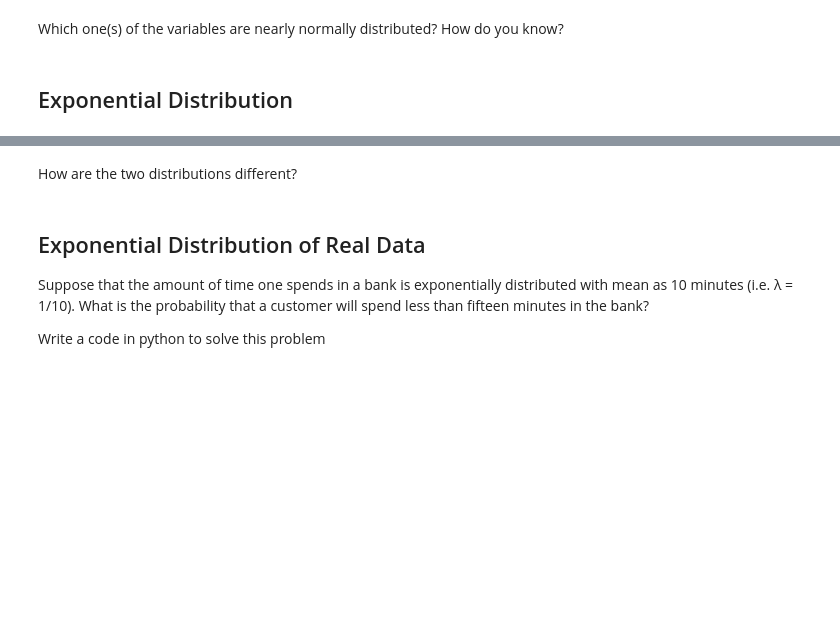
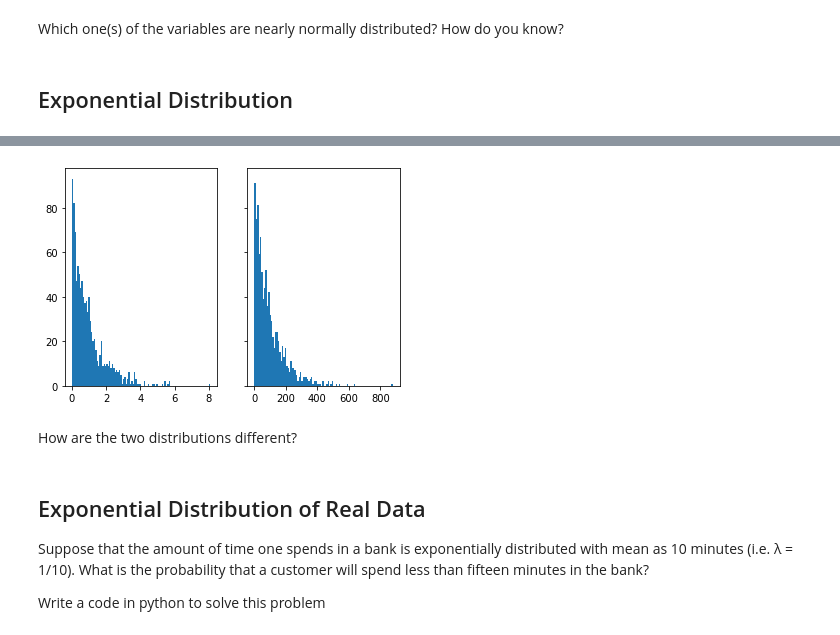
Before and after one commit to alinedebenath/ironhack-datalabs-dataparis0619-pt, a Jupyter notebook: module-2/lab-continuous-probability-distribution/your-code/main.ipynb, the cells around one changed output, grey strips where cells are left out. Saved outputs shown, nothing was run; the diff lists cells and outputs as text; code cells hidden in the pictures; blank space fills up the shorter version.

```diff
--- a/module-2/lab-continuous-probability-distribution/your-code/main.ipynb
+++ b/module-2/lab-continuous-probability-distribution/your-code/main.ipynb
@@ -143,3 +157,19 @@ Your output should look like below:
+# %%
+# your code here
+def exponential(mean):
+    count = 1000
+    import numpy
+    randoms = numpy.random.exponential(mean, count)
+    return randoms
+
+expo1 = exponential(1)
+expo2 = exponential(100)
+fig, his = plt.subplots(nrows=1, ncols=2, sharey=True)
+his[0].hist(expo1, bins=100)
+his[1].hist(expo2, bins=100)
+plt.show()
+# %% [output]
+[figure, added]
 # %% [markdown]
 How are the two distributions different?
 # %%
```
Also changed, not shown: parts of 9 cells of this notebook, 4 other files.
